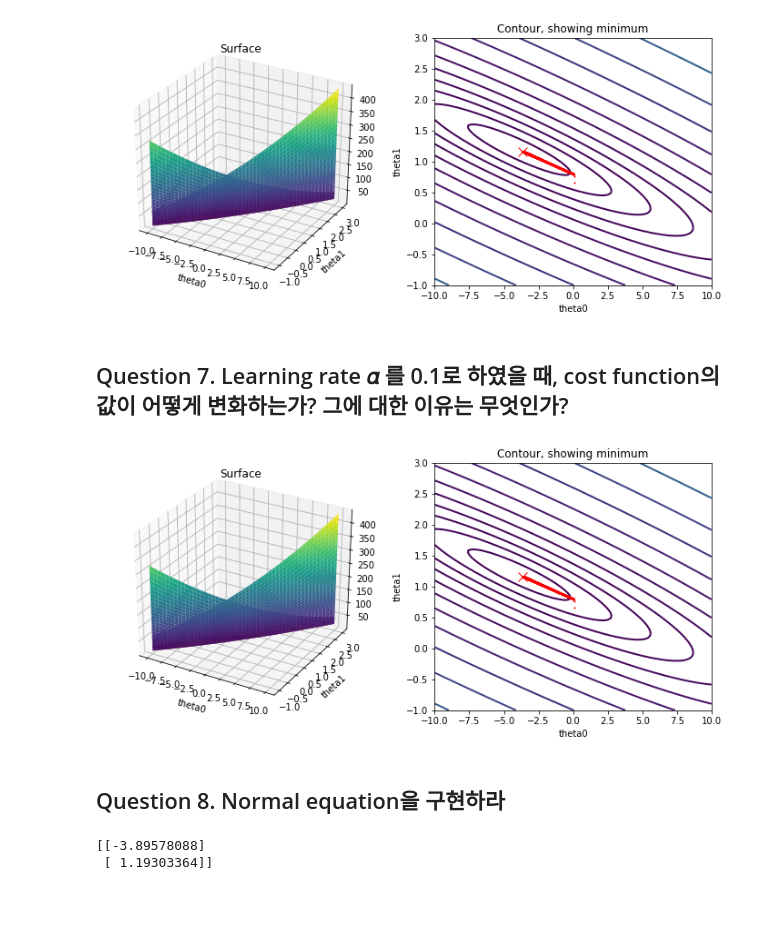
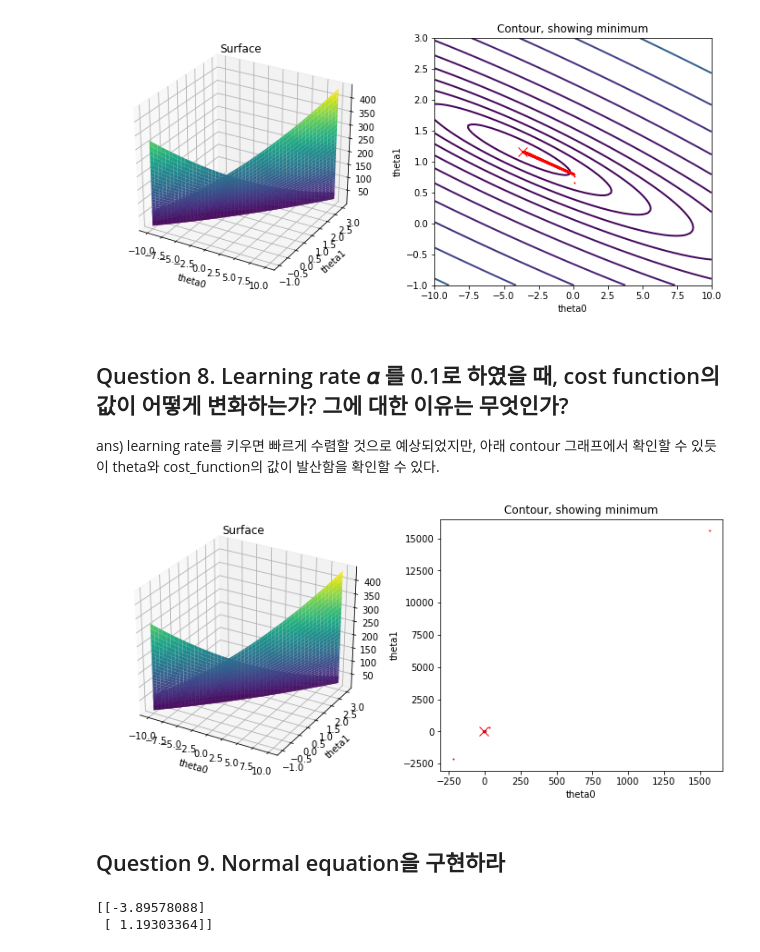
Before and after one commit to teang1995/C084, a Jupyter notebook: HW3_임용택_201520741/assign3_201520741임용택.ipynb, the cells around one changed output. Cells and saved outputs as stored; diff of their text form; code cells hidden in the pictures; blank space fills up the shorter version.

```diff
--- a/HW3_임용택_201520741/assign3_201520741임용택.ipynb
+++ b/HW3_임용택_201520741/assign3_201520741임용택.ipynb
@@ -173,0 +133,7 @@ plt.show()
+# %%
+theta = np.zeros((2, 1))
+cost_list = []
+for i in range(niter):
+    cost_list.append(cost_function(theta, X, y))
+    theta = update_func(theta, X, y, alpha = 0.01)
+plot_data(range(1500), cost_list, "iter", "cost")
@@ -217,7 +185,8 @@ plt.show()
 # %% [output]
 [figure]
 # %% [markdown]
-## Question 7. Learning rate  𝛼 를 0.1로 하였을 때, cost function의 값이 어떻게 변화하는가? 그에 대한 이유는 무엇인가?
+## Question 8. Learning rate  𝛼 를 0.1로 하였을 때, cost function의 값이 어떻게 변화하는가? 그에 대한 이유는 무엇인가?
+ans) learning rate를 키우면 빠르게 수렴할 것으로 예상되었지만, 아래 contour 그래프에서 확인할 수 있듯이 theta와 cost_function의 값이 발산함을 확인할 수 있다.
 # %%
 # This code modified from "https://github.com/dibgerge/ml-coursera-python-assignments/blob/master/Exercise1/exercise1.ipynb"
 # grid over which we will calculate J
@@ -236,38 +205,38 @@ for i, theta0 in enumerate(theta0_vals):
         theta_ = np.array([[theta0, theta1]]).T
         J_vals[i, j] = cost_function(theta_, X, y)
 
 # plot_surface 함수는 meshgrid를 사용하여, x, y 좌표를 만듭니다.
 # 좌표의 기술 방식이 y, x이기 때문에 x, y array index로 배열된 J_vals를 transpose해서 사용합니다.
 J_vals = J_vals.T
 
 # surface plot
 fig = plt.figure(figsize=(12, 5)) # 그림 크기 셋팅
 ax = fig.add_subplot(121, projection='3d') #
 
 ax.plot_surface(theta0_vals, theta1_vals, J_vals, cmap='viridis')
 plt.xlabel('theta0')
 plt.ylabel('theta1')
 plt.title('Surface')
 
 # contour plot
 # Plot J_vals as 15 contours spaced logarithmically between 0.01 and 100
 ax = plt.subplot(122)
 plt.contour(theta0_vals, theta1_vals, J_vals, linewidths=2, cmap='viridis', levels=np.logspace(-2, 3, 30))
 plt.xlabel('theta0')
 plt.ylabel('theta1')
 plt.plot(theta[0], theta[1], 'rx', ms=10, lw=2)
 plt.title('Contour, showing minimum')
 
-niter = 1500
+niter = 5
 theta = np.zeros((2,1))
 for i in range(niter):
-    new_theta = update_func(theta, X, y, alpha=0.01)
+    new_theta = update_func(theta, X, y, alpha=0.1)
     theta = new_theta
     plt.plot(theta[0], theta[1], 'ro', ms=1, lw=1)
 # %% [output]
-[figure, old version]
+[figure, new version]
 # %% [markdown]
-## Question 8. Normal equation을 구현하라
+## Question 9. Normal equation을 구현하라
 # %%
 def compute_normal_eq(x, y):
     theta = np.dot(np.dot(np.linalg.inv(np.dot(np.transpose(x), x)), np.transpose(x)), y)
```
Also changed, not shown: parts of 22 cells of this notebook, 2 other files.
